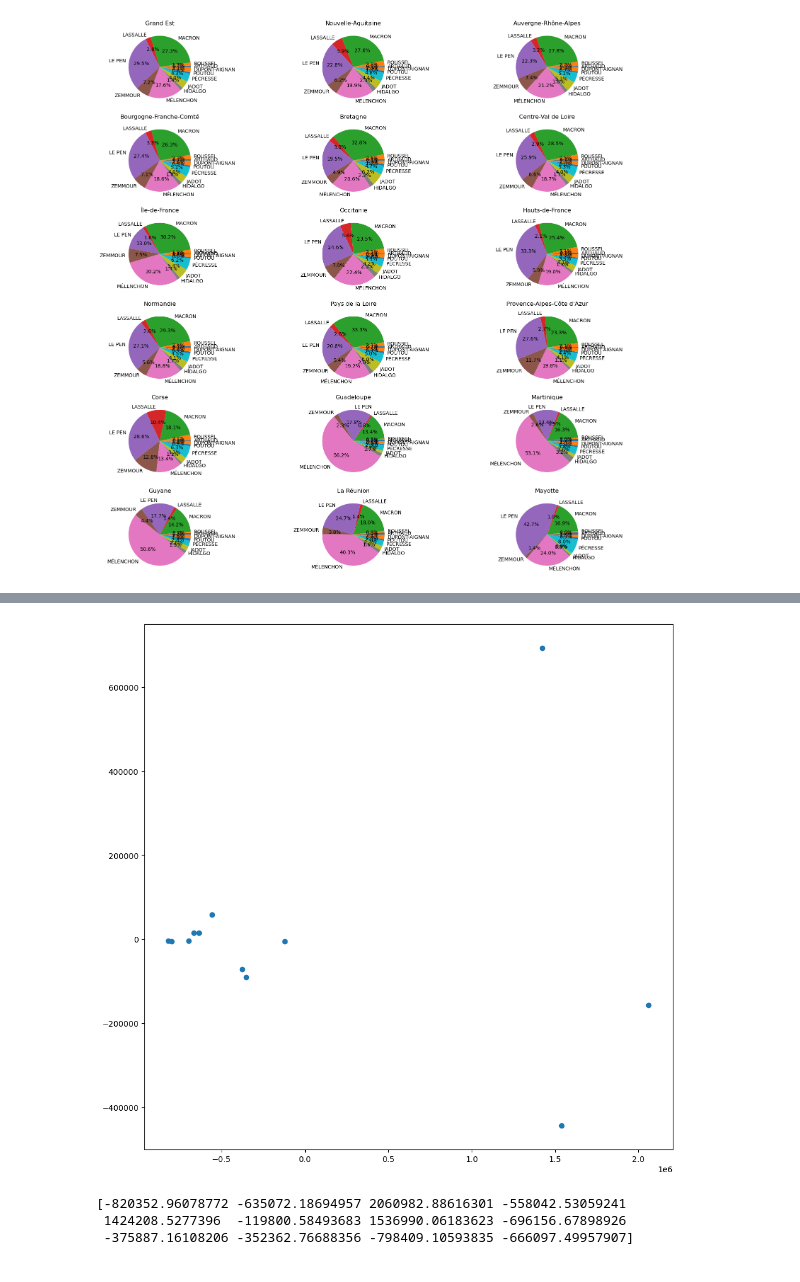
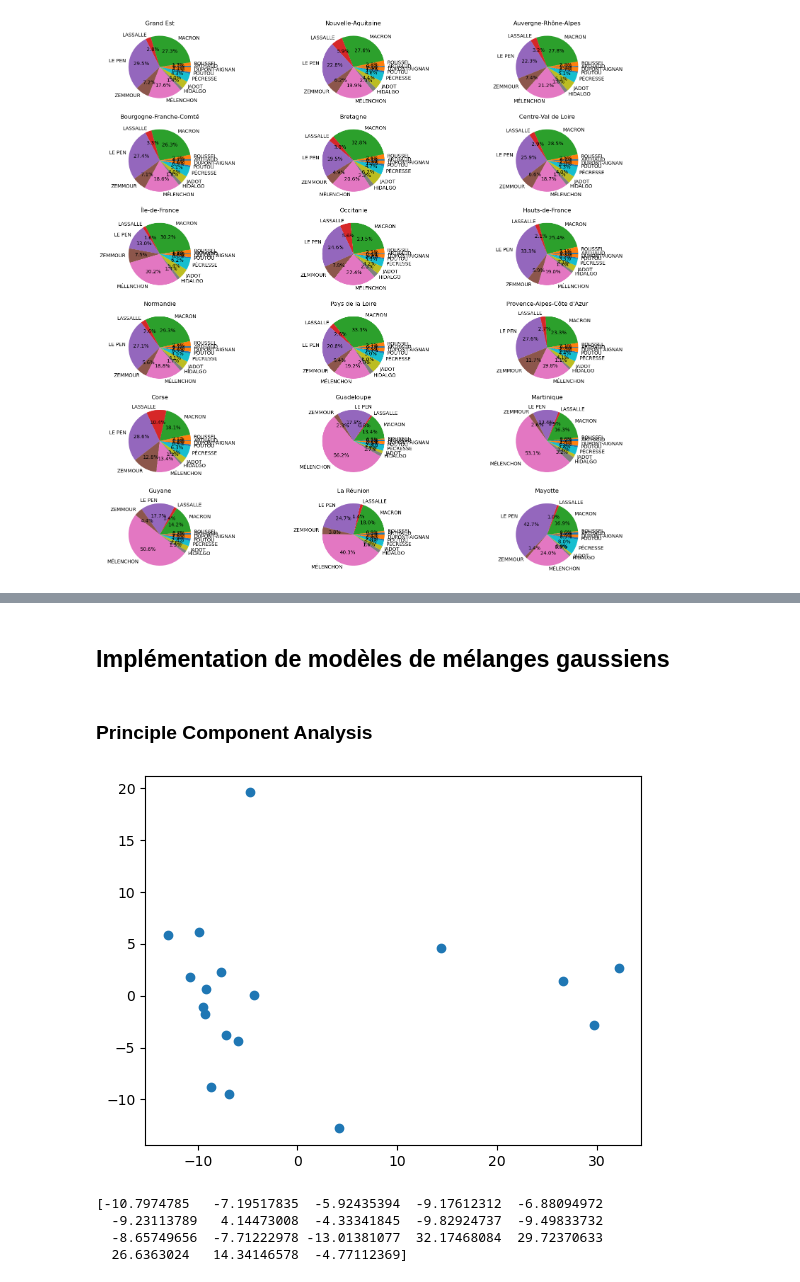
Before and after one commit to KaramKhammel/APST2-clustering, a Jupyter notebook: Projet-clustering.ipynb, the cells around one changed output, grey strips where cells are left out. Saved outputs shown, nothing was run; the diff lists cells and outputs as text; code cells hidden in the pictures.

```diff
--- a/Projet-clustering.ipynb
+++ b/Projet-clustering.ipynb
@@ -46,23 +52,24 @@ def piechart(k):
+# %% [markdown]
+## Implémentation de modèles de mélanges gaussiens
+# %% [markdown]
+### Principle Component Analysis
+# %%
+candidats=dataset[:,39:]
 # %%
 from sklearn.decomposition import PCA
-pca = PCA()#n_components=5)
+pca = PCA()
 
-pca.fit(candidats[1:,:])  # ajuster la PCA sur les données features_nor
-feat_pca = pca.transform(candidats[1:,:])  # transformer (prediction) les données features_nor pour le modele PCA
-ACP0 = feat_pca[:,0]    # extraction premiere composante
-ACP1 = feat_pca[:,1]    # extraction deuxieme composante
-
-#representation des données relatives à chaque activité par une même couleur et un même label
-plt.figure(figsize=(12, 12))
+pca.fit(candidats[1:,:])  # ajuster la PCA sur les données
+pca_data = pca.transform(candidats[1:,:])
+ACP0 = pca_data[:,0]    # extraction premiere composante
+ACP1 = pca_data[:,1]    # extraction deuxieme composante
 
 plt.scatter(ACP0,ACP1)
-# iterer sur les activités et utiliser un zip pour
-# faciliter la representation graphique des objets
-# sur lesquels on itere
 plt.show()
 print(ACP0)
 # %% [output]
-[figure, old version]
+[figure, new version]
-[-820352.96078772 -635072.18694957 2060982.88616301 -558042.53059241
- 1424208.5277396  -119800.58493683 1536990.06183623 -696156.67898926
- -375887.16108206 -352362.76688356 -798409.10593835 -666097.49957907]
+[-10.7974785   -7.19517835  -5.92435394  -9.17612312  -6.88094972
+  -9.23113789   4.14473008  -4.33341845  -9.82924737  -9.49833732
+  -8.65749656  -7.71222978 -13.01381077  32.17468084  29.72370633
+  26.6363024   14.34146578  -4.77112369]
```
Also changed, not shown: parts of 35 cells of this notebook.
